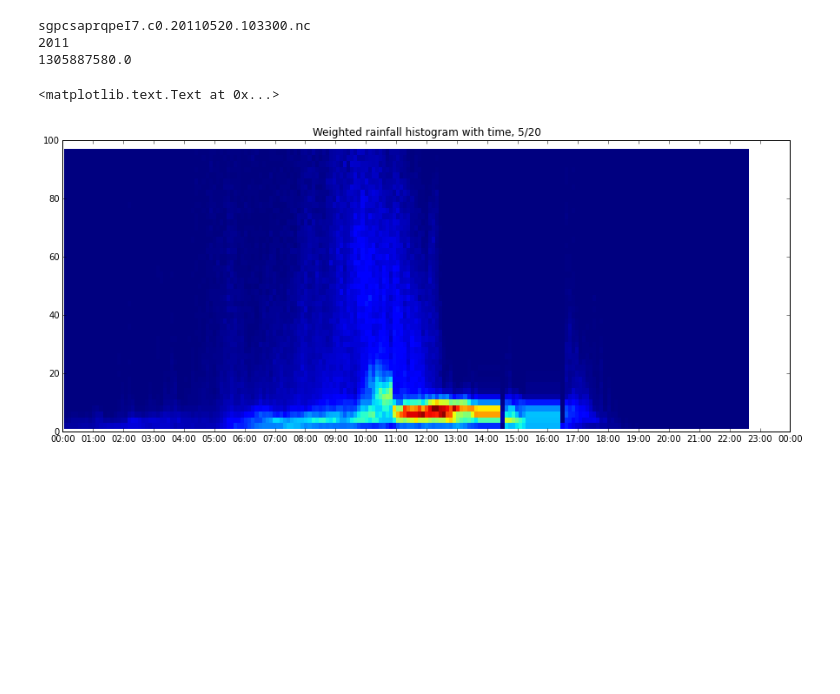
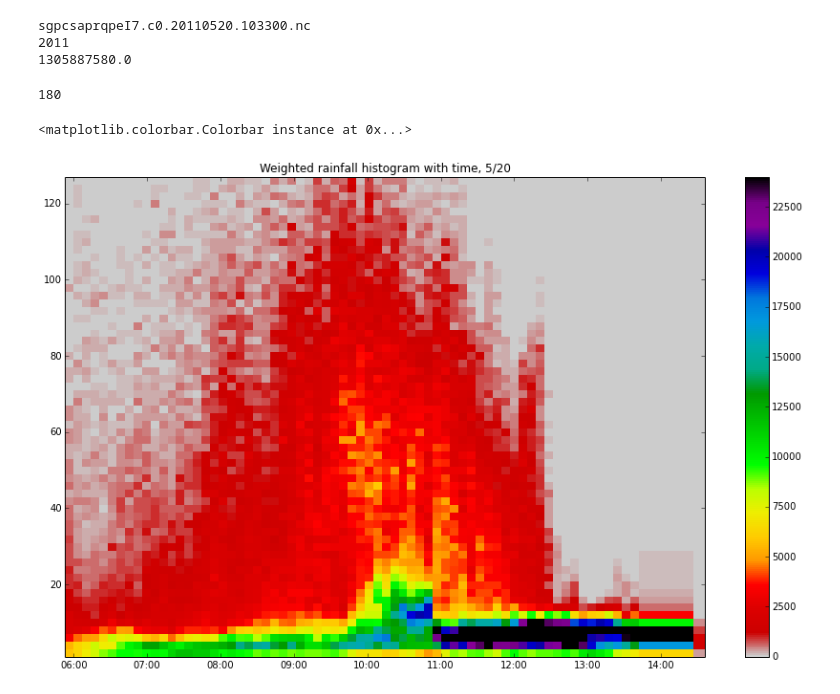
Before and after one commit to mvanlierwalq/IPy_NB_Public, a Jupyter notebook: csapr_qpe_analyze.ipynb, the cells around one changed output. Drawn from its saved outputs; the diff is of its cells as text; code cells hidden in the pictures; blank space fills up the shorter version.

Commit message:
more dates added to qpe

```diff
--- a/csapr_qpe_analyze.ipynb
+++ b/csapr_qpe_analyze.ipynb
@@ -143,7 +146,7 @@ for i in range(numfiles):
 # %%
 bin_width = 2.
 rmin = 0.
-rmax = 100.
+rmax = 130.
 rbins = np.arange(rmin,rmax,bin_width)
 rcent = np.arange(rmin+bin_width/2,rmax-bin_width/2,bin_width)
 his_t = np.empty([numfiles,rbins.shape[0]-1])
@@ -152,16 +155,19 @@ for i in range(numfiles):
     #print dum.shape
     his_t[i,:] = dum
 # %%
-from matplotlib import dates
+print numfiles
 hfmt = dates.DateFormatter('%H:%M')
 dts  = map(datetime.datetime.utcfromtimestamp,tm_all)
 tim  = dates.date2num(dts)
-f=plt.figure(figsize=[15,6])
-plt.pcolormesh(tim,rcent,his_t.T)
+f=plt.figure(figsize=[15,9])
+plt.pcolormesh(tim[50:120],rcent,his_t[50:120,:].T,cmap=cm.spectral_r,vmin=0,vmax=24000.)
 ax1 = plt.gca()
 ax1.xaxis.set_major_locator(dates.HourLocator())
 ax1.xaxis.set_major_formatter(hfmt)
 plt.title('Weighted rainfall histogram with time, 5/20')
+plt.autoscale(enable=True, axis='both', tight=True)
+plt.colorbar()
 # %% [output]
-<matplotlib.text.Text at 0x...>
+180
+<matplotlib.colorbar.Colorbar instance at 0x...>
-[figure, old version]
+[figure, new version]
```
Also changed, not shown: parts of 9 cells of this notebook.
